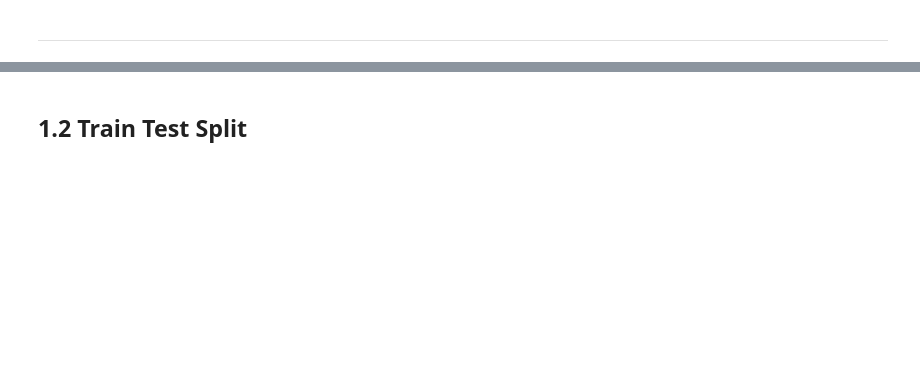
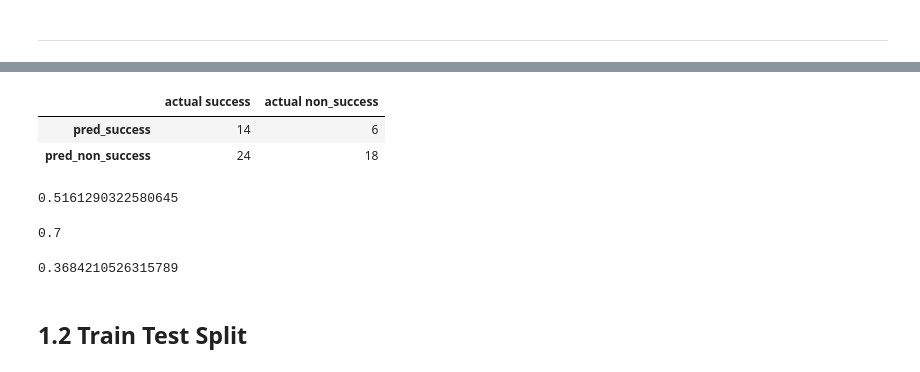
Before and after one commit to stuartdaw/Capstone_Forex, a Jupyter notebook: 04 Modelling-Sarimax.ipynb, the cells around one changed output, grey strips where cells are left out. Saved outputs shown, nothing was run; the diff lists cells and outputs as text; code cells hidden in the pictures; blank space fills up the shorter version.

```diff
--- a/04 Modelling-Sarimax.ipynb
+++ b/04 Modelling-Sarimax.ipynb
@@ -111,0 +214,9 @@ daily_pattern['pattern_end'] = pd.to_datetime(daily_pattern['pattern_end'])
+# %%
+def ml_decision(row):
+    if row['direction'] == -1 and row['preds'] <= row['target_price']:
+        return -1
+    elif row['direction'] == 1 and row['preds'] >= row['target_price']:
+        print(f"preds: {row['preds']} >= row target: {row['target_price']}" )
+        return 1
+    else:
+        return 0
@@ -111,0 +243,11 @@ daily_pattern['pattern_end'] = pd.to_datetime(daily_pattern['pattern_end'])
+# %%
+def get_results(model_info):
+
+    if model_info['signal'] == -1:
+        mse = mean_squared_error(model_info['test']['low'], predictions)
+        rmse_res = rmse(model_info['test']['low'], predictions)
+    else:
+        mse = mean_squared_error(model_info['test']['high'], predictions)
+        rmse_res = rmse(model_info['test']['high'], predictions)
+
+    return rmse_res, mse
@@ -112,2 +357,48 @@ daily_pattern['pattern_end'] = pd.to_datetime(daily_pattern['pattern_end'])
+# %%
+def create_cm(arima_results):
+
+    res_cm = [[0,0],
+              [0,0]]
+
+    for result in arima_results:
+        res = result['classification']
+
+        if res == 'tp':
+            res_cm[0][0] += 1
+        elif res == 'fp':
+            res_cm[0][1] += 1
+        elif res == 'fn':
+            res_cm[1][0] += 1
+        elif res == 'tn':
+            res_cm[1][1] += 1
+
+    return res_cm
+# %%
+cm = create_cm(arima_results)
+# %%
+cm_df = pd.DataFrame(cm, index=['pred_success', 'pred_non_success'], columns=['actual success', 'actual non_success'])
+cm_df
+# %% [output]
+|  | actual success | actual non_success |
+| pred_success | 14 | 6 |
+| pred_non_success | 24 | 18 |
+# %%
+# Accuracy - how many did the model get right
+# Total number of correct predictions / total number of predictions
+(14+18)/(14+18+6+24)
+# %% [output]
+0.5161290322580645
+# %%
+# Precision proportion of positive identifications that were actually correct
+# True positives/ true positives + false positives)
+14/(14+6)
+# %% [output]
+0.7
+# %%
+# Recall - proportion od actual positives that were correctly defined
+# True positives/ true positives + false negatives
+14/(14+24)
+# %% [output]
+0.3684210526315789
 # %% [markdown]
 ## 1.2 Train Test Split
```
Also changed, not shown: parts of 58 cells of this notebook, 4 other files.
